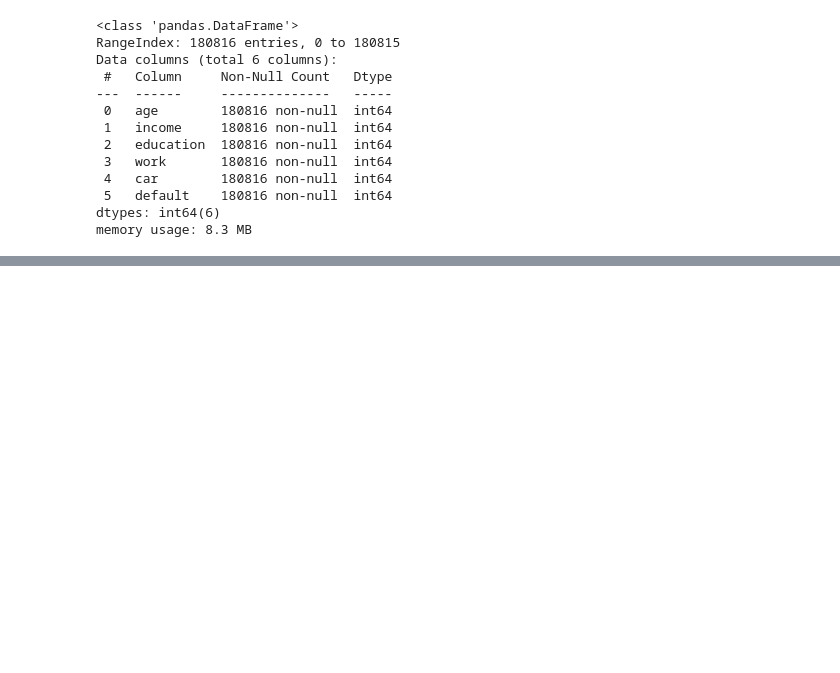
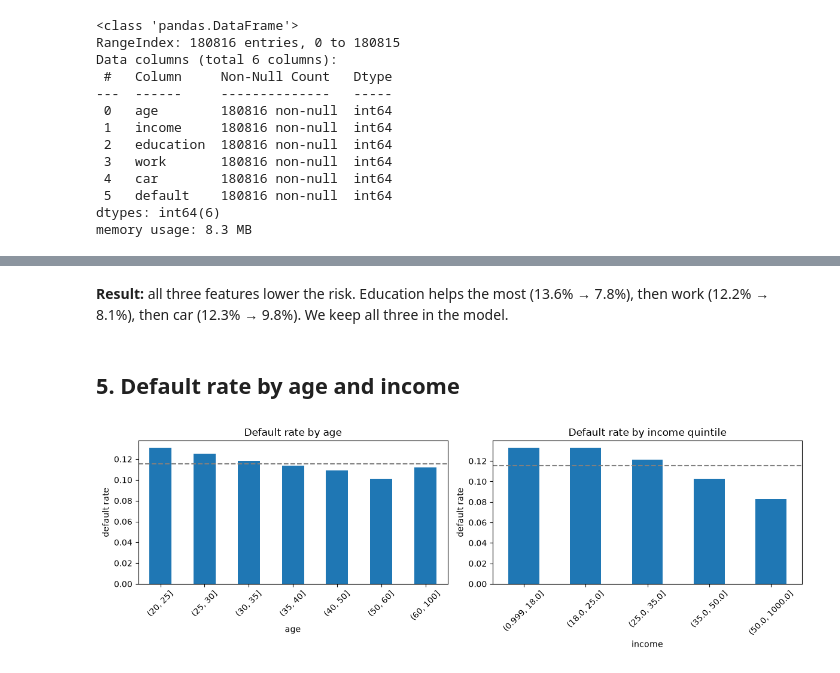
Before and after one commit to yatoenough/credit_scoring, a Jupyter notebook: notebooks/eda.ipynb, the cells around one changed output, grey strips where cells are left out. Drawn from its saved outputs; the diff is of its cells as text; code cells hidden in the pictures; blank space fills up the shorter version.

```diff
--- a/notebooks/eda.ipynb
+++ b/notebooks/eda.ipynb
@@ -81,0 +133,21 @@ len(data.drop_duplicates()), len(data)
+# %% [markdown]
+**Result:** all three features lower the risk. Education helps the most (13.6% → 7.8%), then work (12.2% → 8.1%), then car (12.3% → 9.8%). We keep all three in the model.
+# %% [markdown]
+## 5. Default rate by age and income
+# %%
+age_bins = pd.cut(data["age"], [20, 25, 30, 35, 40, 50, 60, 100])
+income_bins = pd.qcut(data["income"], 5)
+
+age_rate = data.groupby(age_bins, observed=True)["default"].mean()
+income_rate = data.groupby(income_bins, observed=True)["default"].mean()
+
+fig, axes = plt.subplots(1, 2, figsize=(12, 4))
+age_rate.plot.bar(ax=axes[0], rot=45, title="Default rate by age")
+income_rate.plot.bar(ax=axes[1], rot=45, title="Default rate by income quintile")
+for ax in axes:
+    ax.axhline(data["default"].mean(), color="grey", ls="--")
+    ax.set_ylabel("default rate")
+plt.tight_layout()
+plt.show()
+# %% [output]
+[figure, added]
```
Also changed, not shown: parts of 34 cells of this notebook.
